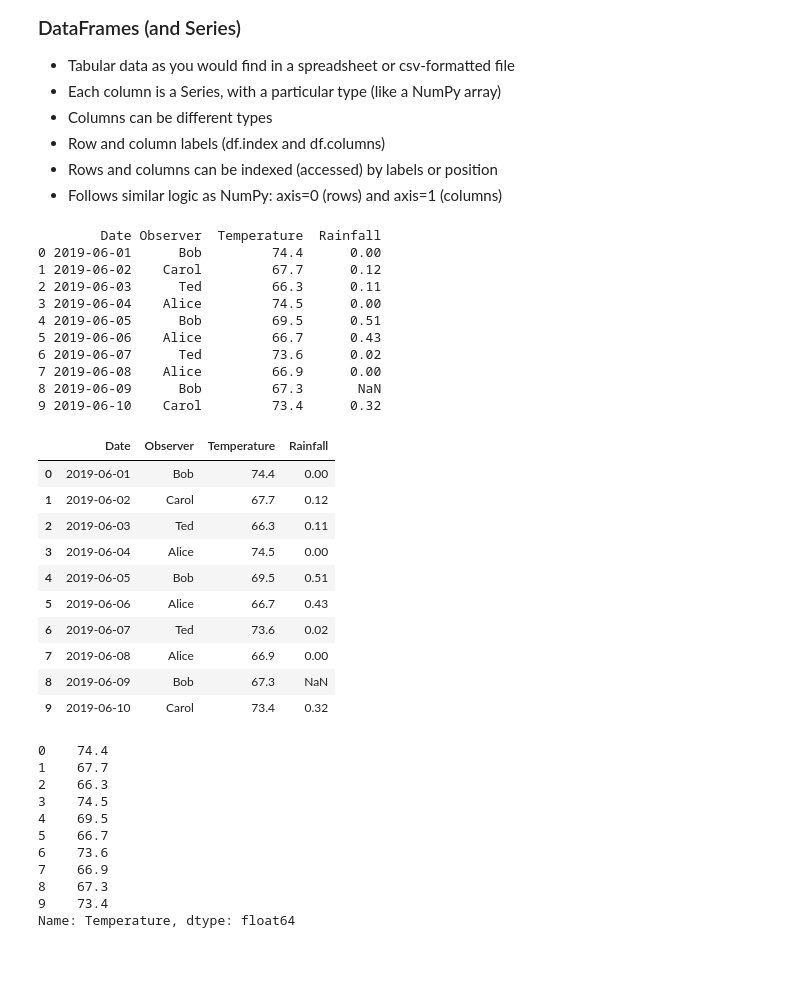
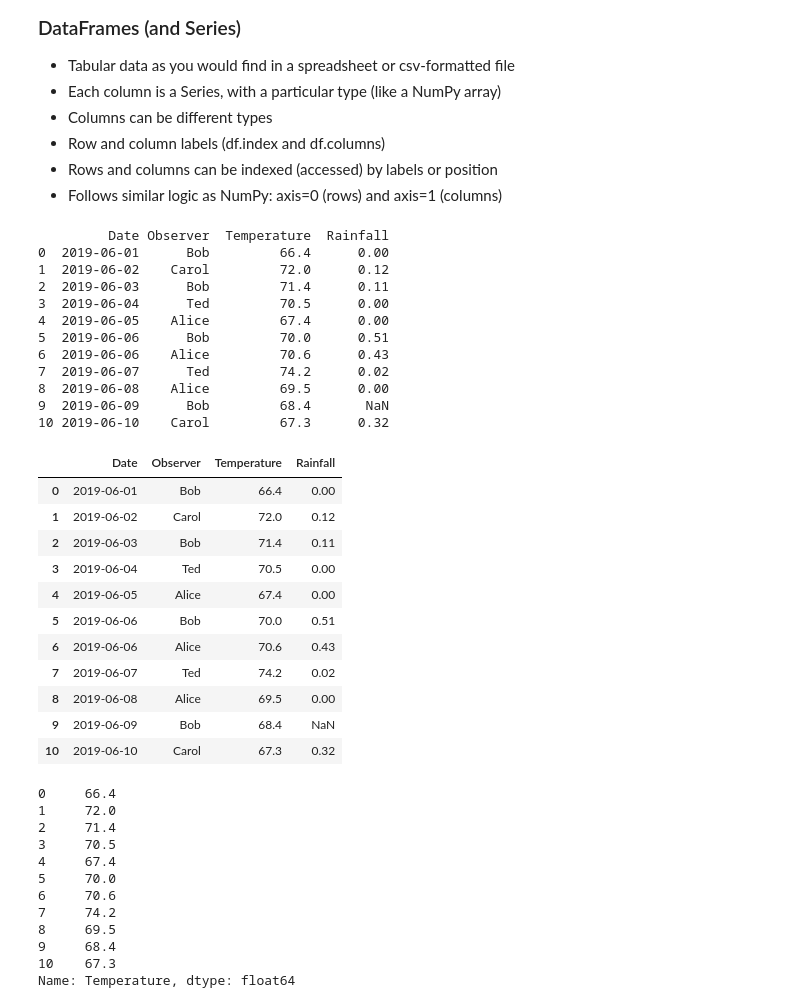
Before and after one commit to jyalim/RCworkshops, a Jupyter notebook: intro-python/slides/IntroPython.ipynb, the cells around one changed output. Cells and saved outputs as stored; diff of their text form; code cells hidden in the pictures; blank space fills up the shorter version.

```diff
--- a/intro-python/slides/IntroPython.ipynb
+++ b/intro-python/slides/IntroPython.ipynb
@@ -378,51 +346,54 @@ plt.plot(np.linspace(0.,5.,51), trajectory)
 # %%
 import pandas as pd; import numpy as np
 dates = ['2019-06-01', '2019-06-02', '2019-06-03', '2019-06-04', '2019-06-05', '2019-06-06', \
-         '2019-06-07', '2019-06-08', '2019-06-09', '2019-06-10']
-observers = ['Bob', 'Carol', 'Ted', 'Alice', 'Bob', 'Alice', 'Ted', 'Alice', 'Bob', 'Carol']
-temperatures = np.round(list(70 + (10.*(np.random.random(10)-0.5))), 1)
-rainfall = [0.,0.12,0.11,0.,0.51,0.43,0.02,0.,np.nan,0.32]
+         '2019-06-06','2019-06-07', '2019-06-08', '2019-06-09', '2019-06-10']
+observers = ['Bob', 'Carol', 'Bob','Ted', 'Alice', 'Bob', 'Alice', 'Ted', 'Alice', 'Bob', 'Carol']
+temperatures = np.round(list(70 + (10.*(np.random.random(11)-0.5))), 1)
+rainfall = [0.,0.12,0.11,0.,0.,0.51,0.43,0.02,0.,np.nan,0.32]
 data_tuples = list(zip(dates,observers,temperatures,rainfall))
 df = pd.DataFrame(data_tuples, columns=['Date', 'Observer', 'Temperature', 'Rainfall'])
 df['Date'] = pd.to_datetime(df['Date'])
 print( df )
 df
 # %% [output]
-        Date Observer  Temperature  Rainfall
-0 2019-06-01      Bob         74.4      0.00
-1 2019-06-02    Carol         67.7      0.12
-2 2019-06-03      Ted         66.3      0.11
-3 2019-06-04    Alice         74.5      0.00
-4 2019-06-05      Bob         69.5      0.51
-5 2019-06-06    Alice         66.7      0.43
-6 2019-06-07      Ted         73.6      0.02
-7 2019-06-08    Alice         66.9      0.00
-8 2019-06-09      Bob         67.3       NaN
-9 2019-06-10    Carol         73.4      0.32
+         Date Observer  Temperature  Rainfall
+0  2019-06-01      Bob         66.4      0.00
+1  2019-06-02    Carol         72.0      0.12
+2  2019-06-03      Bob         71.4      0.11
+3  2019-06-04      Ted         70.5      0.00
+4  2019-06-05    Alice         67.4      0.00
+5  2019-06-06      Bob         70.0      0.51
+6  2019-06-06    Alice         70.6      0.43
+7  2019-06-07      Ted         74.2      0.02
+8  2019-06-08    Alice         69.5      0.00
+9  2019-06-09      Bob         68.4       NaN
+10 2019-06-10    Carol         67.3      0.32
 |  | Date | Observer | Temperature | Rainfall |
-| 0 | 2019-06-01 | Bob | 74.4 | 0.00 |
-| 1 | 2019-06-02 | Carol | 67.7 | 0.12 |
-| 2 | 2019-06-03 | Ted | 66.3 | 0.11 |
-| 3 | 2019-06-04 | Alice | 74.5 | 0.00 |
-| 4 | 2019-06-05 | Bob | 69.5 | 0.51 |
-| 5 | 2019-06-06 | Alice | 66.7 | 0.43 |
-| 6 | 2019-06-07 | Ted | 73.6 | 0.02 |
-| 7 | 2019-06-08 | Alice | 66.9 | 0.00 |
-| 8 | 2019-06-09 | Bob | 67.3 | NaN |
-| 9 | 2019-06-10 | Carol | 73.4 | 0.32 |
+| 0 | 2019-06-01 | Bob | 66.4 | 0.00 |
+| 1 | 2019-06-02 | Carol | 72.0 | 0.12 |
+| 2 | 2019-06-03 | Bob | 71.4 | 0.11 |
+| 3 | 2019-06-04 | Ted | 70.5 | 0.00 |
+| 4 | 2019-06-05 | Alice | 67.4 | 0.00 |
+| 5 | 2019-06-06 | Bob | 70.0 | 0.51 |
+| 6 | 2019-06-06 | Alice | 70.6 | 0.43 |
+| 7 | 2019-06-07 | Ted | 74.2 | 0.02 |
+| 8 | 2019-06-08 | Alice | 69.5 | 0.00 |
+| 9 | 2019-06-09 | Bob | 68.4 | NaN |
+| 10 | 2019-06-10 | Carol | 67.3 | 0.32 |
 # %%
 print(df['Temperature'])
 # %% [output]
-0    74.4
-1    67.7
-2    66.3
-3    74.5
-4    69.5
-5    66.7
-6    73.6
-7    66.9
-8    67.3
-9    73.4
+0     66.4
+1     72.0
+2     71.4
+3     70.5
+4     67.4
+5     70.0
+6     70.6
+7     74.2
+8     69.5
+9     68.4
+10    67.3
 Name: Temperature, dtype: float64
 # %%
 df[['Date', 'Temperature']]
```
Also changed, not shown: parts of 28 cells of this notebook.
